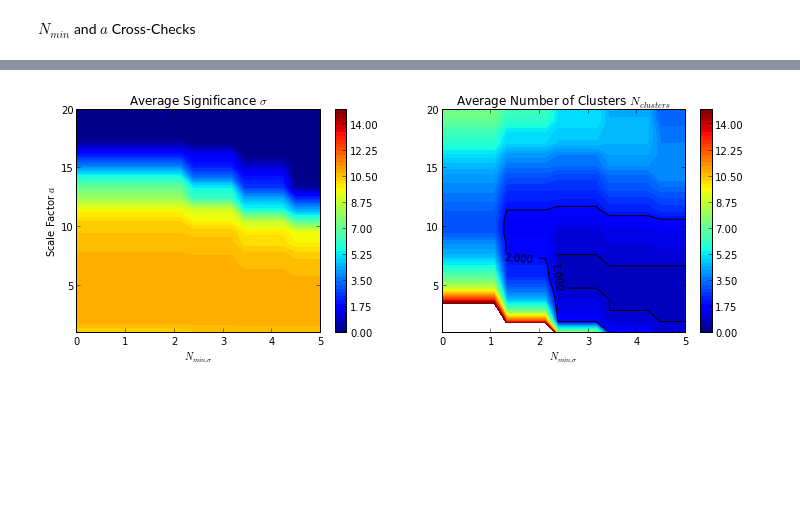
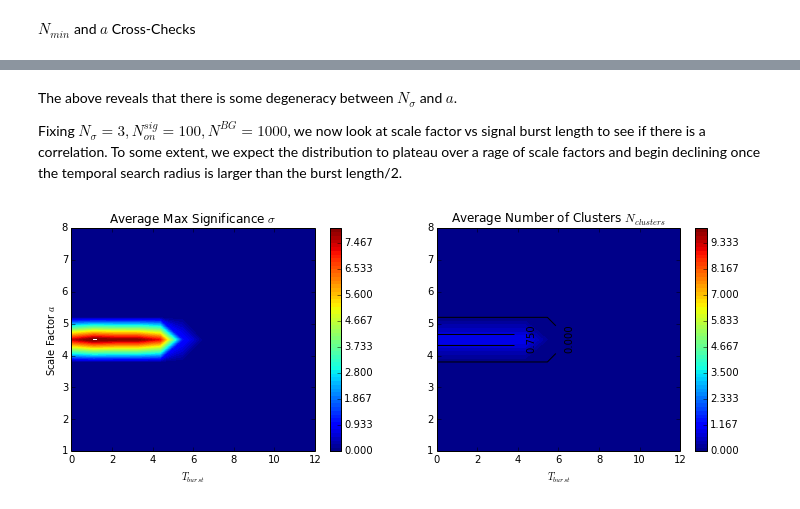
Before and after one commit to erccarls/time_var, a Jupyter notebook: Time_Var_DBSCAN/run_MC.ipynb, the cells around one changed output, grey strips where cells are left out. Cells and saved outputs as stored; diff of their text form; code cells hidden in the pictures; blank space fills up the shorter version.

```diff
--- a/Time_Var_DBSCAN/run_MC.ipynb
+++ b/Time_Var_DBSCAN/run_MC.ipynb
@@ -164,7 +157,7 @@ Furthermore, the maximum significance occurrs at the theoretical maximum (within
 $$a = \frac{1}{t_{burst}} \frac{\Delta T}{\Delta X}=1~month \times \frac{48}{10}=4.8~month/deg.$$
 # %%
 import DBSCAN,MCSTATS,dbscan_indexed
-numSims = 16 # number of simulations for each MC
+numSims = 6 # number of simulations for each MC
 N_sig = 200
 aList = np.logspace(-1,2,30) # scale factors to scan over
 t_burstList=np.linspace(1,6,6)
@@ -180,7 +173,7 @@ for t_burst in t_burstList:
     for a in aList:
         bgDensity = N_bg/(sizeX*sizeY*sizeT)*4./3.*pi*r_68*r_68 # mean background density
         nMin = bgDensity + 3. * np.sqrt(bgDensity)
-        scan = MCSTATS.DBSCAN_Compute_Clusters(mcSims, eps=r_68,min_samples=nMin, timeScale=a,numProcs=4,plot=False)
+        scan = MCSTATS.DBSCAN_Compute_Clusters(mcSims, eps=r_68,min_samples=nMin, timeScale=a,numProcs=numProcs,plot=False)
         dbscanResults.append(scan)
         sigs.append(MCSTATS.Cluster_Sigs_BG_3d(scan,BGDensity=N_bg/float(sizeX*sizeY), totalTime = sizeT))
     # Compute averages
@@ -233,11 +220,14 @@ t_burst, a_max  6.0 1.37382379588
 # %% [markdown]
 \\(N_{min}\\) and \\(a\\) Cross-Checks
 # %%
-numSims = 16 # number of simulations for each MC
-aList = np.linspace(1,20,21) # scale factors to scan over
-nMinSigmas = np.linspace(0,5,20)
+numSims = 6 # number of simulations for each MC
+burst = 6
+aList = np.linspace(1,8,11) # scale factors to scan over
+nMinSigmas = np.linspace(0,4,10)
 
-mcSims=[RunSim(N_sig_on=100,t_burst=1) for i in range(numSims)]
+N_bg=1000
+
+mcSims=[RunSim(N_sig_on=100,t_burst=burst, N_sig_off =0 ) for i in range(numSims)]
 MS,MC = np.zeros(shape=(len(aList), len(nMinSigmas))) ,np.zeros(shape=(len(aList), len(nMinSigmas)) )
 
 
@@ -245,9 +235,15 @@ for i in range(len(aList)):
     for j in range(len(nMinSigmas)):
         dbscanResults,sigs = [],[]
 
-        bgDensity = N_bg/(sizeX*sizeY*sizeT)*4./3.*pi*r_68*r_68 # mean background density
-        nMin = bgDensity + nMinSigmas[j] * np.sqrt(bgDensity)
-        scan = MCSTATS.DBSCAN_Compute_Clusters(mcSims, eps=r_68,min_samples=nMin, timeScale=aList[i],numProcs=4,plot=False)
+        bgDensity = N_bg/(sizeX*sizeY) # 2d mean background density
+        expBG     = bgDensity*np.pi*r_68**2 * (2*aList[i]/sizeT) # expected number of events in a cylinder of height 2a
+        #print "Search Radius=", a, " expected BG=", expBG , " TotalBG =", bgDensity*np.pi*r_68**2
+        nMin = expBG + nMinSigmas[j]*np.sqrt(expBG)
+        if nMin<3.:
+            nMin=3# If the number of events is less than three, DBSCAN won't work very well....
+            print nMin
+
+        scan = MCSTATS.DBSCAN_Compute_Clusters(mcSims, eps=r_68,min_samples=nMin, timeScale=r_68/aList[i],numProcs=numProcs,plot=False)
         dbscanResults.append(scan)
         sigs.append(MCSTATS.Cluster_Sigs_BG_3d(scan,BGDensity=N_bg/float(sizeX*sizeY), totalTime = sizeT))
         # Compute averages
@@ -262,0 +284,4 @@ for i in range(len(aList)):
+# %% [markdown]
+The above reveals that there is some degeneracy between \\(N_\sigma\\) and \\(a\\).
+
+Fixing \\( N_{\sigma}=3, N^{sig}_{on} = 100 , N^{BG} = 1000 \\), we now look at scale factor vs signal burst length to see if there is a correlation.  To some extent, we expect the distribution to plateau over a rage of scale factors and begin declining once the temporal search radius is larger than the burst length/2.
@@ -263,20 +322,21 @@ for i in range(len(aList)):
 # %%
 plt.figure(0,figsize=(12,4))
 plt.subplot(121)
-cs = plt.contourf(nMinSigmas,aList,MS,levels=np.linspace(0,15,61))
-plt.xlabel(r'$N_{min,\sigma}$')
+cs = plt.contourf(bursts,aList,MS,levels=np.linspace(0,8,61))
+plt.xlabel(r'$T_{burst}$')
 plt.ylabel(r'Scale Factor $a$')
 cbar = plt.colorbar(cs)
-plt.title('Average Significance $\sigma$')
+plt.title('Average Max Significance $\sigma$')
 
 plt.subplot(122)
-cs = plt.contourf(nMinSigmas,aList,MC,levels=np.linspace(0,15,61))
+cs = plt.contourf(bursts,aList,MC,levels=np.linspace(0,10,61))
 cbar = plt.colorbar(cs)
-cs = plt.contour(nMinSigmas,aList,MC,levels=[0,.75,1,2],colors='k')
+cs = plt.contour(bursts,aList,MC,levels=[0,.75,1,2],colors='k')
 plt.clabel(cs)
-plt.xlabel(r'$N_{min,\sigma}$')
+
+plt.xlabel(r'$T_{burst}$')
 plt.title('Average Number of Clusters $N_{clusters}$')
 
 plt.show()
 # %% [output]
-[figure, old version]
+[figure, new version]
```
Also changed, not shown: parts of 10 cells of this notebook, 5 other files.
